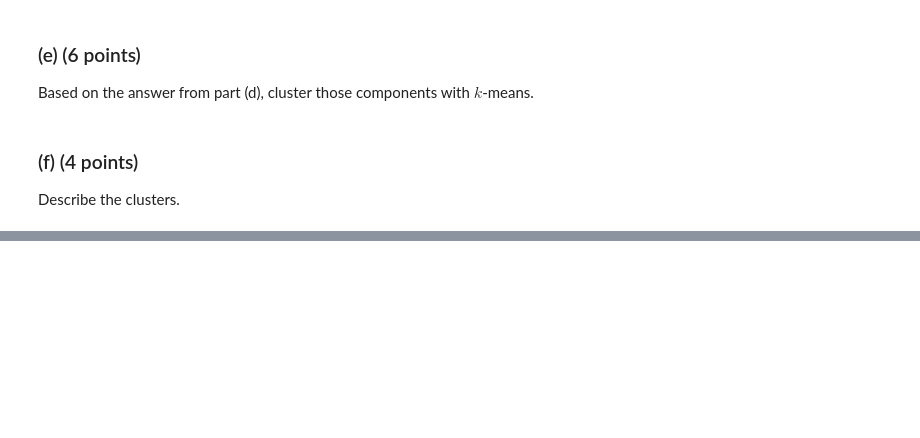
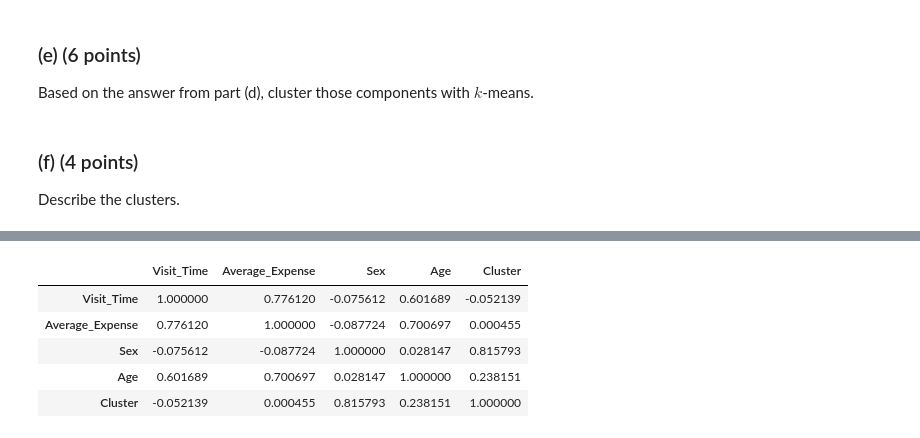
Before and after one commit to eschultz5/DATA-445-InClass, a Jupyter notebook: In_Class_18.0.ipynb, the cells around one changed output, grey strips where cells are left out. Cells and saved outputs as stored; diff of their text form; code cells hidden in the pictures; blank space fills up the shorter version.

```diff
--- a/In_Class_18.0.ipynb
+++ b/In_Class_18.0.ipynb
@@ -33,0 +140,9 @@ Describe the clusters.
+# %%
+customers.corr()
+# %% [output]
+|  | Visit_Time | Average_Expense | Sex | Age | Cluster |
+| Visit_Time | 1.000000 | 0.776120 | -0.075612 | 0.601689 | -0.052139 |
+| Average_Expense | 0.776120 | 1.000000 | -0.087724 | 0.700697 | 0.000455 |
+| Sex | -0.075612 | -0.087724 | 1.000000 | 0.028147 | 0.815793 |
+| Age | 0.601689 | 0.700697 | 0.028147 | 1.000000 | 0.238151 |
+| Cluster | -0.052139 | 0.000455 | 0.815793 | 0.238151 | 1.000000 |
```
Also changed, not shown: parts of 10 cells of this notebook.
